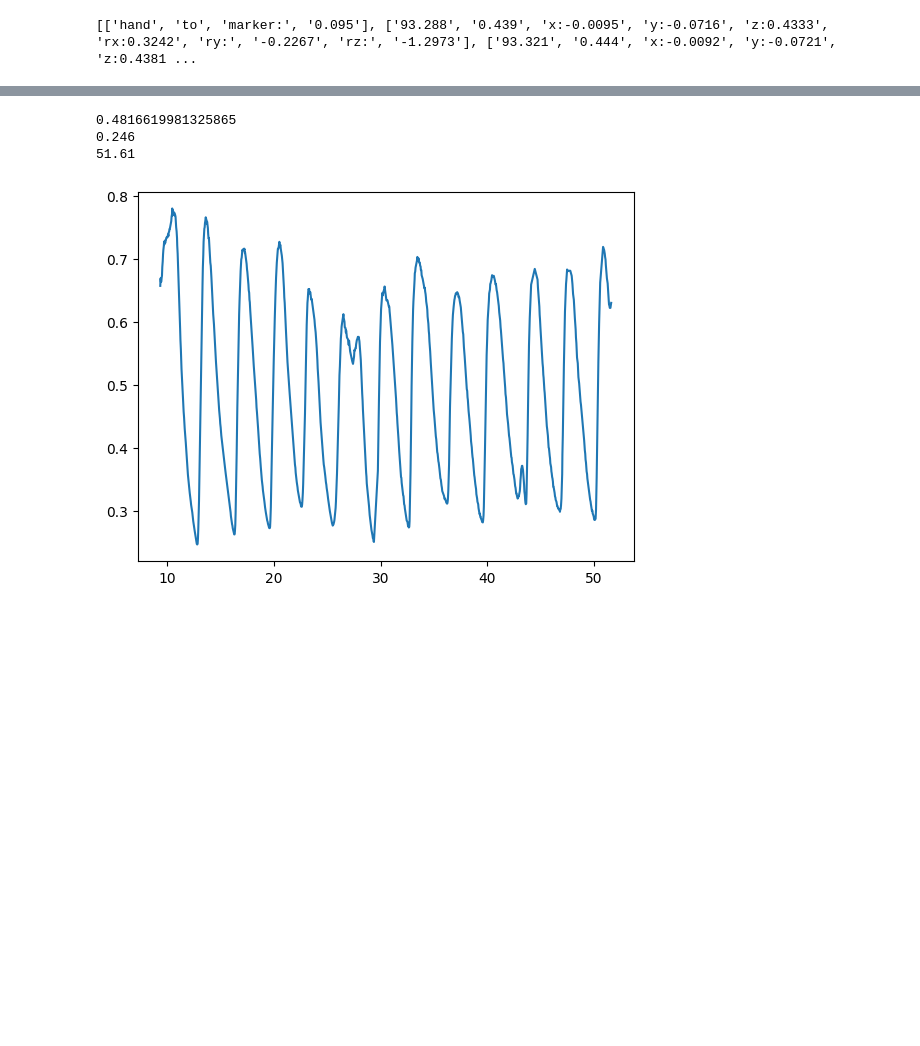
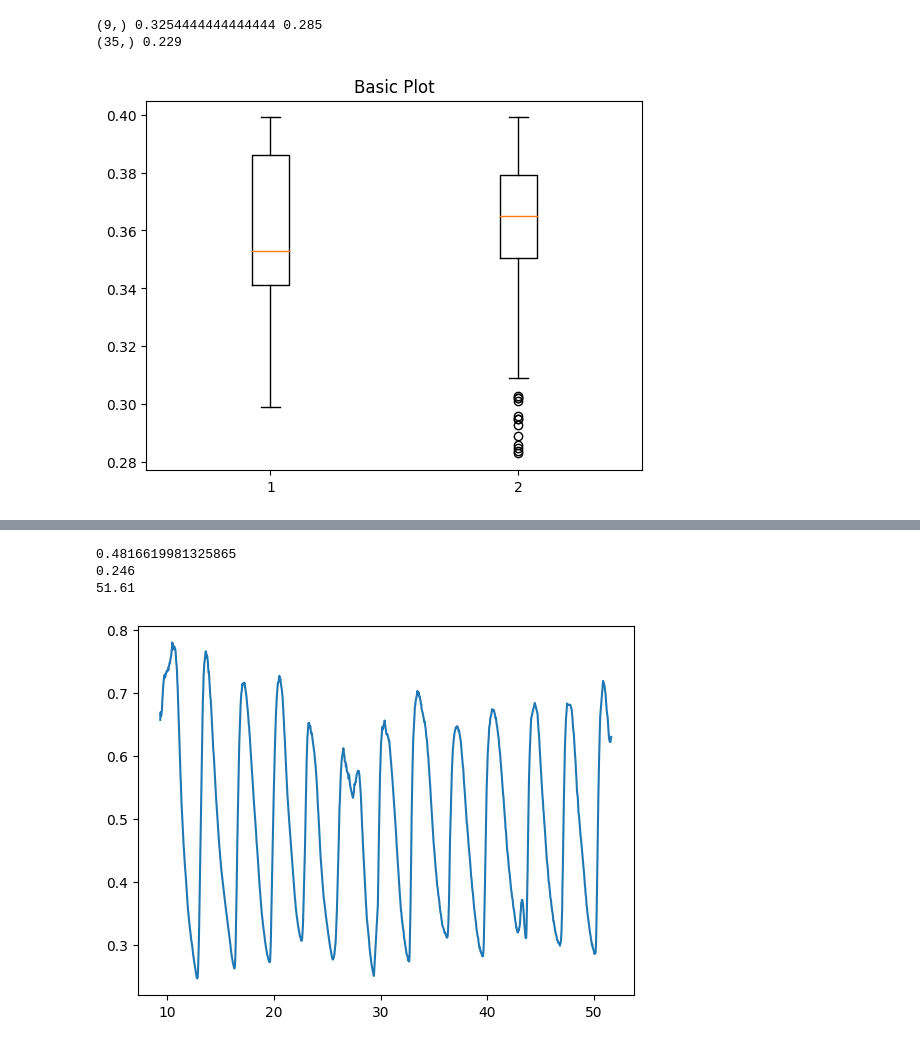
Before and after one commit to ViktorRakhmatulin/AirTouch, a Jupyter notebook: data_analysis.ipynb, the cells around one changed output, grey strips where cells are left out. Saved outputs shown, nothing was run; the diff lists cells and outputs as text; code cells hidden in the pictures; blank space fills up the shorter version.

```diff
--- a/data_analysis.ipynb
+++ b/data_analysis.ipynb
@@ -1,16 +1,22 @@
 # %%
 import numpy as np
 data_prop = []
-with open("Main_part/data/exp1_dist/protocol_relocations/exp1_distance_honest_filedVictordd.txt", "r") as my_file:
+data_vis = []
+
+with open("Main_part/data/exp2/12thApril/Dasha_no_imp.txt", "r") as my_file:
     for line in my_file:
         datas = line.split()
-        # if float(datas[0]) > 0:
-        data_prop.append(datas)
+        if float(datas[0]) > 0:
+            data_vis.append(datas)
 
-# Main_part\data\exp1_dist\protocol_relocations\exp1_distance_honest_filedVictordd.txt
-print(data_prop)
-# print(np.array(data, dtype=float).mean(axis = 0)[0])
-# print(np.array(data, dtype=float).min(axis = 0)[0])
-# print(np.array(data, dtype=float).max(axis = 0)[2])
+with open("Main_part/data/exp2/12thApril/Andrey_imp.txt", "r") as my_file:
+    for line in my_file:
+        datas = line.split()
+        if float(datas[0]) > 0:
+            data_prop.append(datas)
+
+data_prop = np.array(data_prop, dtype=float)
+data_prop = data_prop[data_prop[:,0] < 0.4]
+
+data_vis = np.array(data_vis, dtype=float)
+data_vis = data_vis[data_vis[:,0] < 0.4]
-# %% [output]
-[['hand', 'to', 'marker:', '0.095'], ['93.288', '0.439', 'x:-0.0095', 'y:-0.0716', 'z:0.4333', 'rx:0.3242', 'ry:', '-0.2267', 'rz:', '-1.2973'], ['93.321', '0.444', 'x:-0.0092', 'y:-0.0721', 'z:0.4381 ...
@@ -35,0 +23,12 @@ data_vis = np.array(data_vis, dtype=float)
+# %%
+print(prop_peaks.shape,prop_peaks.mean(),prop_peaks.min())
+print(vis_peaks.shape,vis_peaks.min())
+
+fig1, ax1 = plt.subplots()
+ax1.set_title('Basic Plot')
+ax1.boxplot([data_vis[:,0],data_prop[:,0]])
+plt.show()
+# %% [output]
+(9,) 0.3254444444444444 0.285
+(35,) 0.229
+[figure, added]
```
Also changed, not shown: parts of 12 cells of this notebook, 2 other files.
